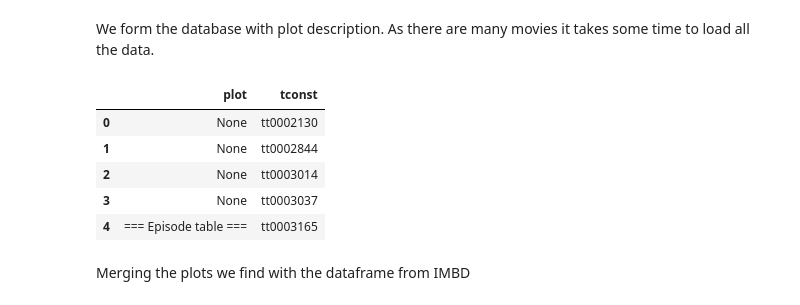
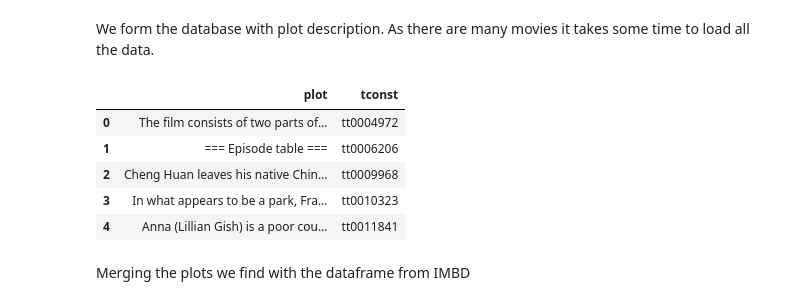
Before and after one commit to altynsai/movie_ratings, a Jupyter notebook: 0_data_collection.ipynb, the cells around one changed output. Cells and saved outputs as stored; diff of their text form; code cells hidden in the pictures.

```diff
--- a/0_data_collection.ipynb
+++ b/0_data_collection.ipynb
@@ -46,6 +46,6 @@ ratings_complete.sample(5)
 # %% [markdown]
 As there are many films which are not rated by many people, it would be a good option to filter table by number of votes - if more than 50 thousand people voted then we take the movie for analysis.
 # %%
-ratings_popular=ratings_complete[ratings_complete['numVotes']>1000]
+ratings_popular=ratings_complete[ratings_complete['numVotes']>5000]
 ratings_popular.shape
 # %% [output]
@@ -81,22 +80,26 @@ def plot_wiki(df, i):
             content=wiki_page.content[start:end].replace('\n', '').replace('\'','')
         return df.iloc[i]['tconst'], content
     except:
-        return df.iloc[i]['tconst'], None
+        pass
 # %% [markdown]
 We form the database with plot description. As there are many movies it takes some time to load all the data.
 # %%
 movie_plot=pd.DataFrame(columns={'tconst', 'plot'})
-for i in tqdm(range(len(ratings_popular)):
-  tconst, content = plot_wiki(ratings_popular, i)
-  movie_plot = movie_plot.append({'tconst':tconst,'plot':content}, ignore_index=True)
+for i in tqdm(range(len(ratings_popular))):
+    try:
+      tconst, content = plot_wiki(ratings_popular, i)
+      movie_plot = movie_plot.append({'tconst':tconst,'plot':content}, ignore_index=True)
+    except:
+      continue
+
 movie_plot.head()
 # %% [output]
 |  | plot | tconst |
-| 0 | None | tt0002130 |
-| 1 | None | tt0002844 |
-| 2 | None | tt0003014 |
-| 3 | None | tt0003037 |
-| 4 | === Episode table === | tt0003165 |
+| 0 | The film consists of two parts of... | tt0004972 |
+| 1 | === Episode table === | tt0006206 |
+| 2 | Cheng Huan leaves his native Chin... | tt0009968 |
+| 3 | In what appears to be a park, Fra... | tt0010323 |
+| 4 | Anna (Lillian Gish) is a poor cou... | tt0011841 |
 # %% [markdown]
 Merging the plots we find with the dataframe from IMBD
 # %%
```
Also changed, not shown: parts of 6 cells of this notebook.
